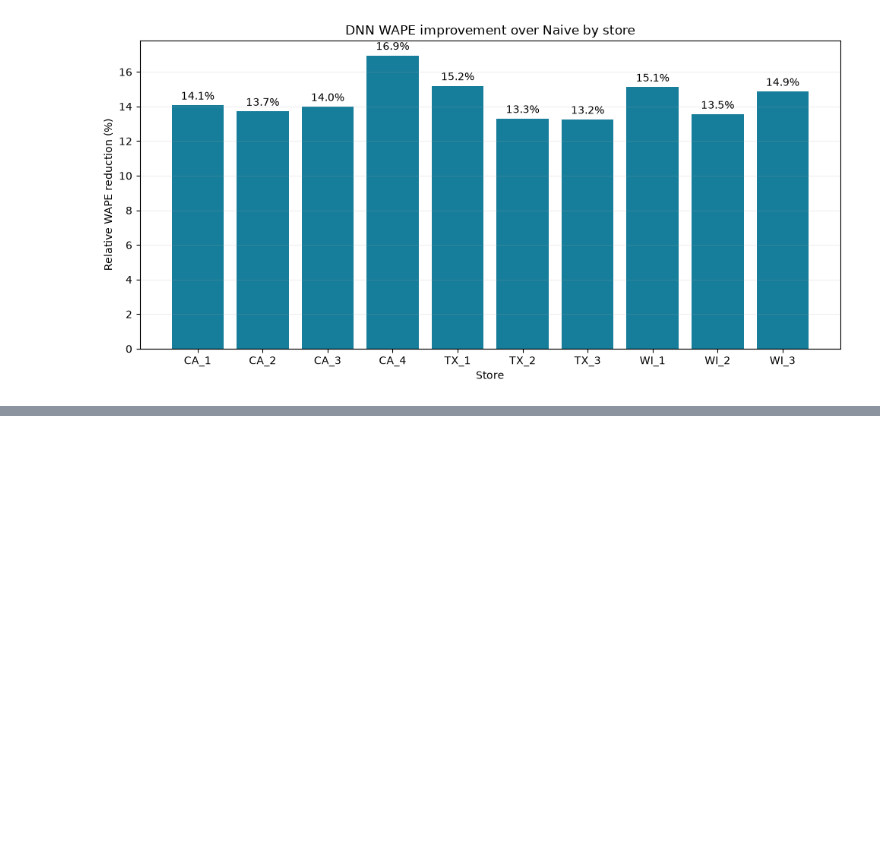
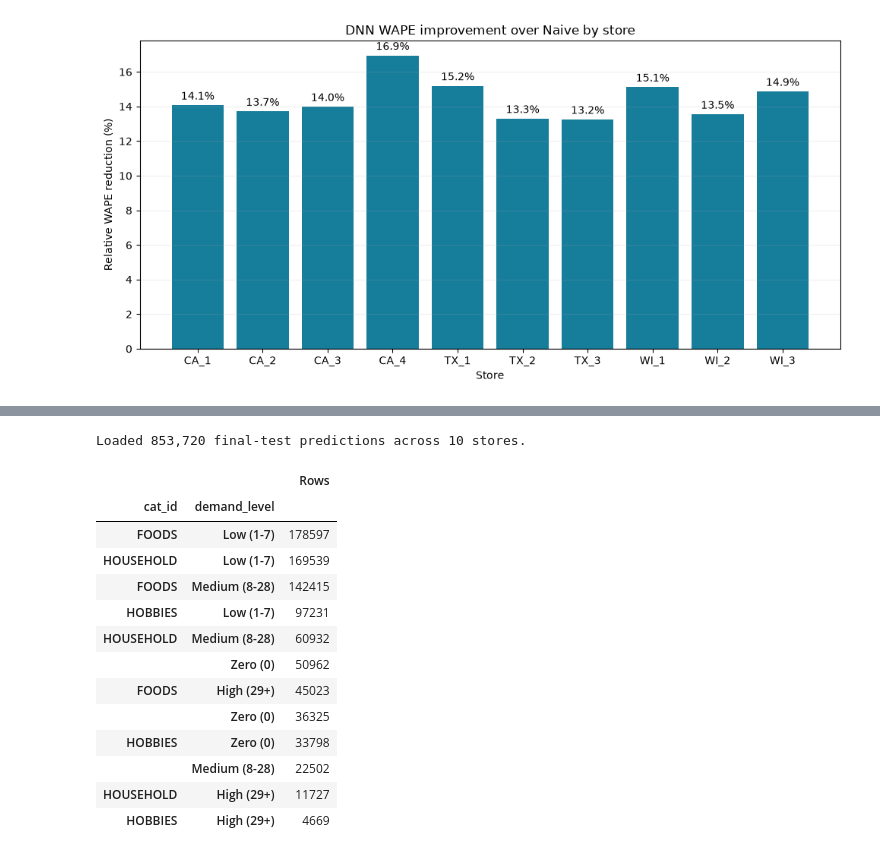
Before and after one commit to lasithalankajeewa/ML-StockPredict, a Jupyter notebook: notebooks/03_model_experiments.ipynb, the cells around one changed output, grey strips where cells are left out. Cells and saved outputs as stored; diff of their text form; code cells hidden in the pictures; blank space fills up the shorter version.

```diff
--- a/notebooks/03_model_experiments.ipynb
+++ b/notebooks/03_model_experiments.ipynb
@@ -1731,0 +1738,69 @@ DNN has lower WAPE in 10 of 10 stores.
+# %%
+from pathlib import Path
+import numpy as np
+import pandas as pd
+
+analysis_root = Path.cwd().resolve()
+if analysis_root.name == "notebooks":
+    analysis_root = analysis_root.parent
+FINAL_RESULTS_DIR = analysis_root / "reports" / "results" / "final_test"
+FEATURE_PARTITIONS_DIR = analysis_root / "data" / "processed" / "features"
+
+# Join the saved final-test predictions to category labels from the same rows.
+analysis_parts = []
+for prediction_path in sorted((FINAL_RESULTS_DIR / "predictions").glob("*.parquet")):
+    store_id = prediction_path.stem
+    predictions = pd.read_parquet(prediction_path)
+    categories = pd.read_parquet(
+        FEATURE_PARTITIONS_DIR / f"store_id={store_id}" / "features.parquet",
+        columns=["date", "item_id", "store_id", "cat_id"],
+        filters=[("date", ">=", pd.Timestamp("2016-04-18")),
+                 ("date", "<=", pd.Timestamp("2016-05-15"))],
+    )
+    for column in ["item_id", "store_id"]:
+        predictions[column] = predictions[column].astype(str)
+        categories[column] = categories[column].astype(str)
+    predictions["date"] = pd.to_datetime(predictions["date"])
+    categories["date"] = pd.to_datetime(categories["date"])
+    joined = predictions.merge(
+        categories,
+        on=["date", "item_id", "store_id"],
+        how="left",
+        validate="one_to_one",
+    )
+    if joined["cat_id"].isna().any():
+        raise ValueError(f"Missing category labels for {store_id} test predictions.")
+    analysis_parts.append(joined)
+
+test_error_data = pd.concat(analysis_parts, ignore_index=True)
+if len(test_error_data) != 853_720:
+    raise ValueError(f"Expected 853,720 final-test rows, found {len(test_error_data):,}.")
+
+demand_labels = ["Zero (0)", "Low (1-7)", "Medium (8-28)", "High (29+)"]
+test_error_data["demand_level"] = pd.cut(
+    test_error_data["target_7d"],
+    bins=[-np.inf, 0, 7, 28, np.inf],
+    labels=demand_labels,
+    include_lowest=True,
+    ordered=True,
+)
+
+print(f"Loaded {len(test_error_data):,} final-test predictions across "
+      f"{test_error_data['store_id'].nunique()} stores.")
+display(test_error_data[["cat_id", "demand_level"]].value_counts().rename("Rows").to_frame())
+# %% [output]
+Loaded 853,720 final-test predictions across 10 stores.
+|  |  | Rows |
+| cat_id | demand_level |  |
+| FOODS | Low (1-7) | 178597 |
+| HOUSEHOLD | Low (1-7) | 169539 |
+| FOODS | Medium (8-28) | 142415 |
+| HOBBIES | Low (1-7) | 97231 |
+| HOUSEHOLD | Medium (8-28) | 60932 |
+|  | Zero (0) | 50962 |
+| FOODS | High (29+) | 45023 |
+|  | Zero (0) | 36325 |
+| HOBBIES | Zero (0) | 33798 |
+|  | Medium (8-28) | 22502 |
+| HOUSEHOLD | High (29+) | 11727 |
+| HOBBIES | High (29+) | 4669 |
```
Also changed, not shown: parts of 5 cells of this notebook, 4 other files.
